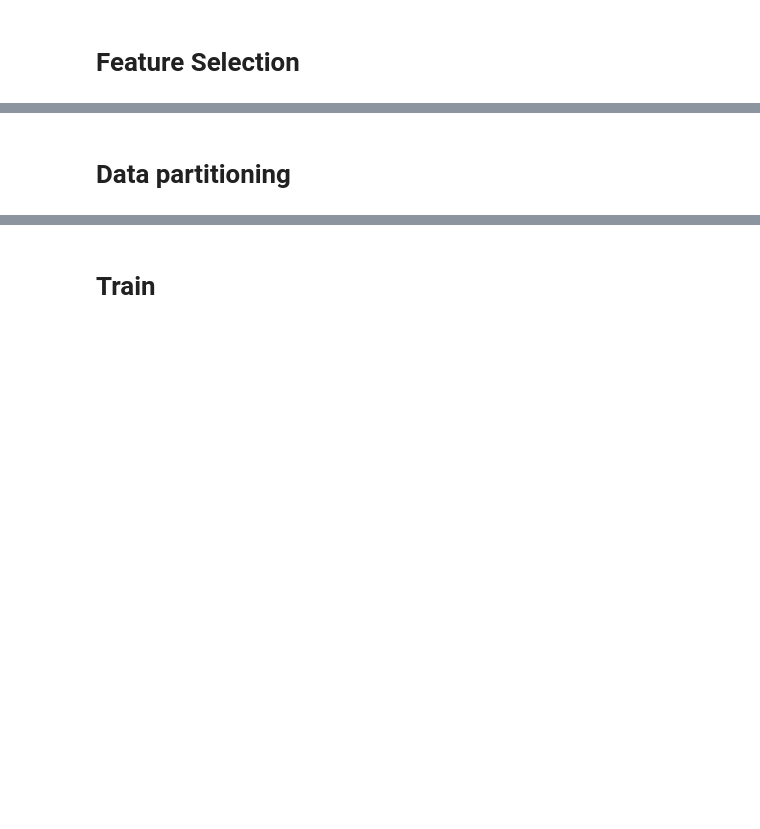
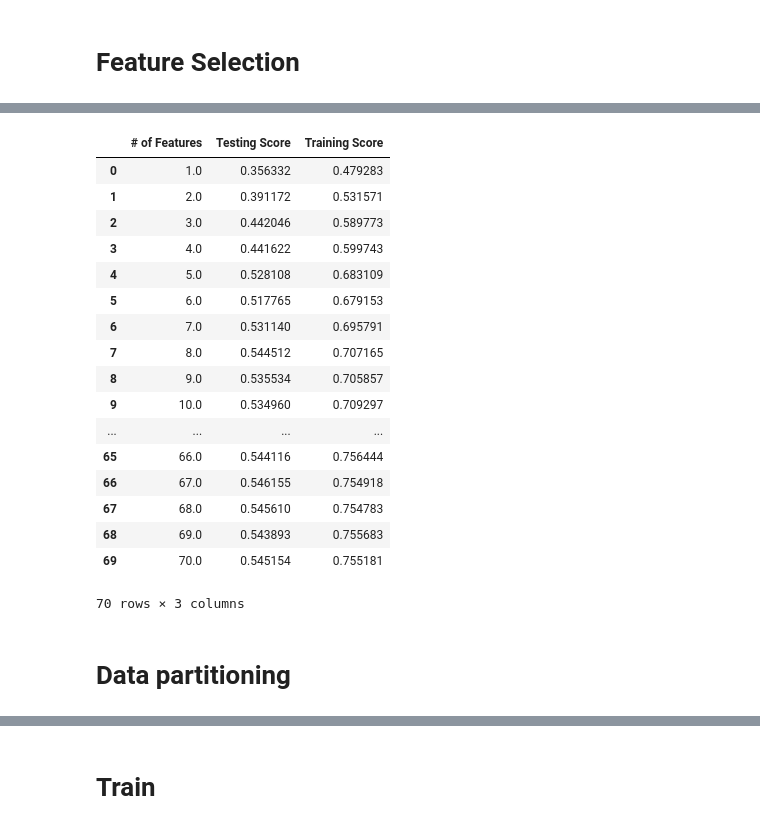
Before and after one commit to dcleung/CIS520-Project, a Jupyter notebook: Notebooks/NBA_Salaries.ipynb, the cells around one changed output, grey strips where cells are left out. Saved outputs shown, nothing was run; the diff lists cells and outputs as text; code cells hidden in the pictures; blank space fills up the shorter version.

```diff
--- a/Notebooks/NBA_Salaries.ipynb
+++ b/Notebooks/NBA_Salaries.ipynb
@@ -431,3 +610,26 @@ X_df.head()
+# %%
+res_df
+# %% [output]
+|  | # of Features | Testing Score | Training Score |
+| 0 | 1.0 | 0.356332 | 0.479283 |
+| 1 | 2.0 | 0.391172 | 0.531571 |
+| 2 | 3.0 | 0.442046 | 0.589773 |
+| 3 | 4.0 | 0.441622 | 0.599743 |
+| 4 | 5.0 | 0.528108 | 0.683109 |
+| 5 | 6.0 | 0.517765 | 0.679153 |
+| 6 | 7.0 | 0.531140 | 0.695791 |
+| 7 | 8.0 | 0.544512 | 0.707165 |
+| 8 | 9.0 | 0.535534 | 0.705857 |
+| 9 | 10.0 | 0.534960 | 0.709297 |
+| ... | ... | ... | ... |
+| 65 | 66.0 | 0.544116 | 0.756444 |
+| 66 | 67.0 | 0.546155 | 0.754918 |
+| 67 | 68.0 | 0.545610 | 0.754783 |
+| 68 | 69.0 | 0.543893 | 0.755683 |
+| 69 | 70.0 | 0.545154 | 0.755181 |
+70 rows × 3 columns
+# %% [markdown]
+# Data partitioning
 # %%
 # Optionally we can normalize all features (this gives super whack results for the testing/training scores)
 # # Get column names first
@@ -437,8 +639,6 @@ X_df.head()
 # # Fit your data on the scaler object
 # scaled_df = scaler.fit_transform(X_df)
 # X_df = pd.DataFrame(scaled_df, columns=names)
-# %% [markdown]
-# Data partitioning
 # %%
 from sklearn.model_selection import train_test_split
 # %%
```
Also changed, not shown: parts of 32 cells of this notebook.
